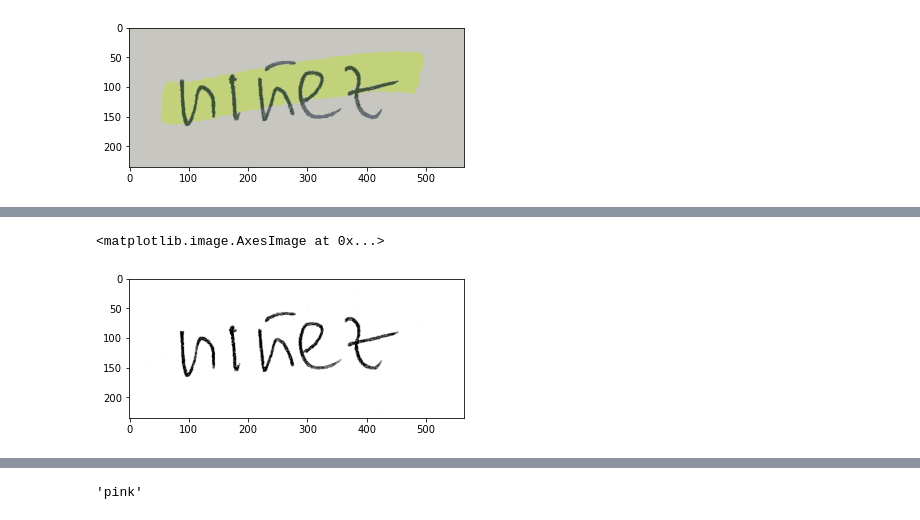
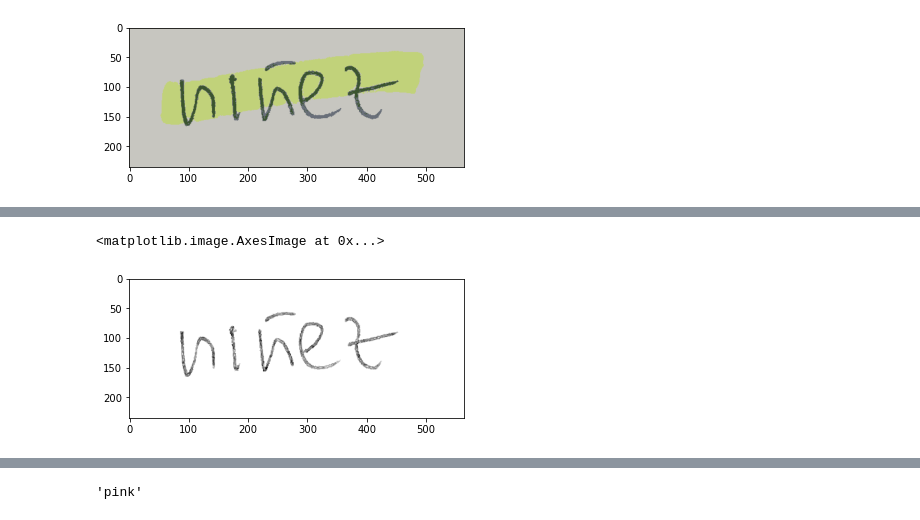
Before and after one commit to espetro/text-processing-old, a Jupyter notebook: testing.ipynb, the cells around one changed output, grey strips where cells are left out. Saved outputs shown, nothing was run; the diff lists cells and outputs as text; code cells hidden in the pictures.

```diff
--- a/testing.ipynb
+++ b/testing.ipynb
@@ -38,7 +38,7 @@ Wall time: 2.3 s
 # %%
 %%time
-from preproc import Binarize
+from preproc import RobustBinarize
 
-bin_image = Binarize.illumination_compensation(image)
+bin_image = RobustBinarize.illumination_compensation(image)
 plt.imshow(bin_image, cmap="gray")
 # %% [output]
@@ -46,2 +46,2 @@ Wall time: 35.9 ms
 <matplotlib.image.AxesImage at 0x...>
-[figure, old version]
+[figure, new version]
```
Also changed, not shown: parts of 15 cells of this notebook, 9 other files.
